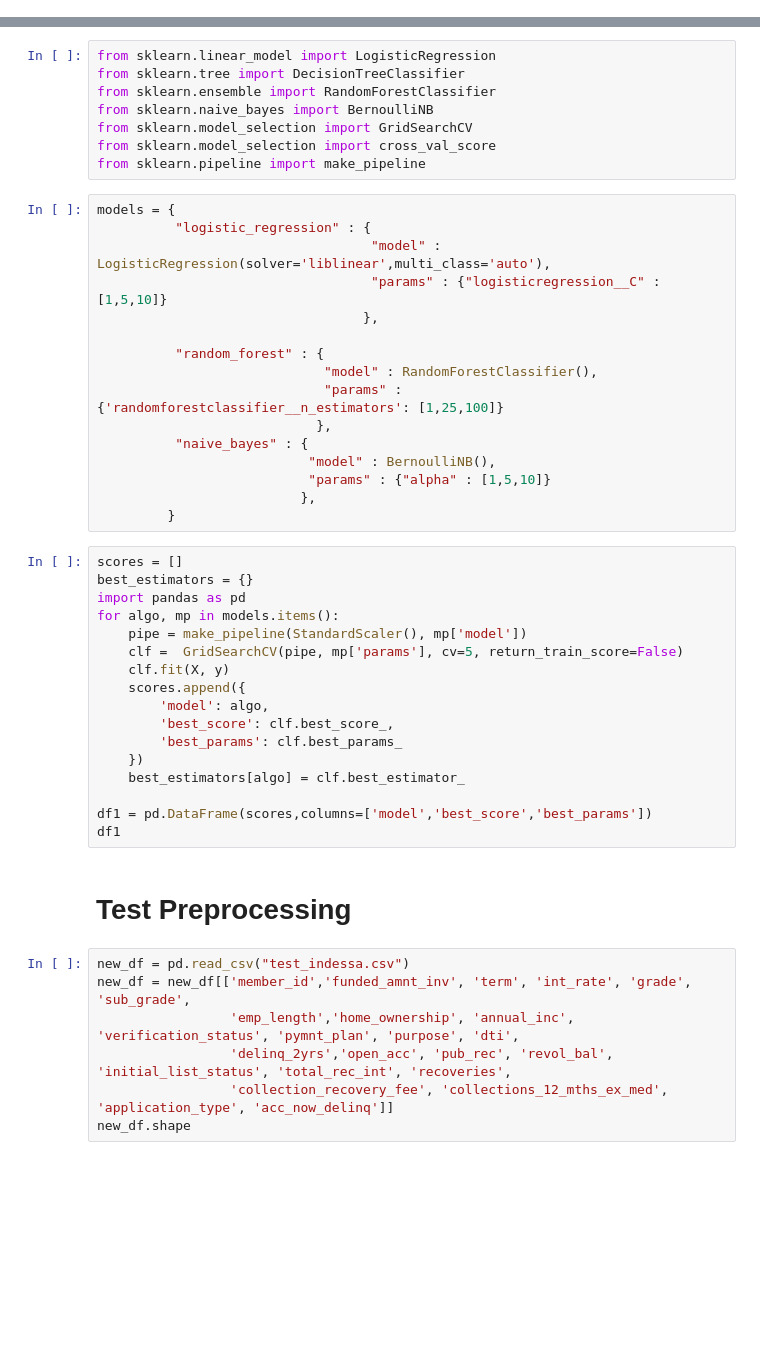
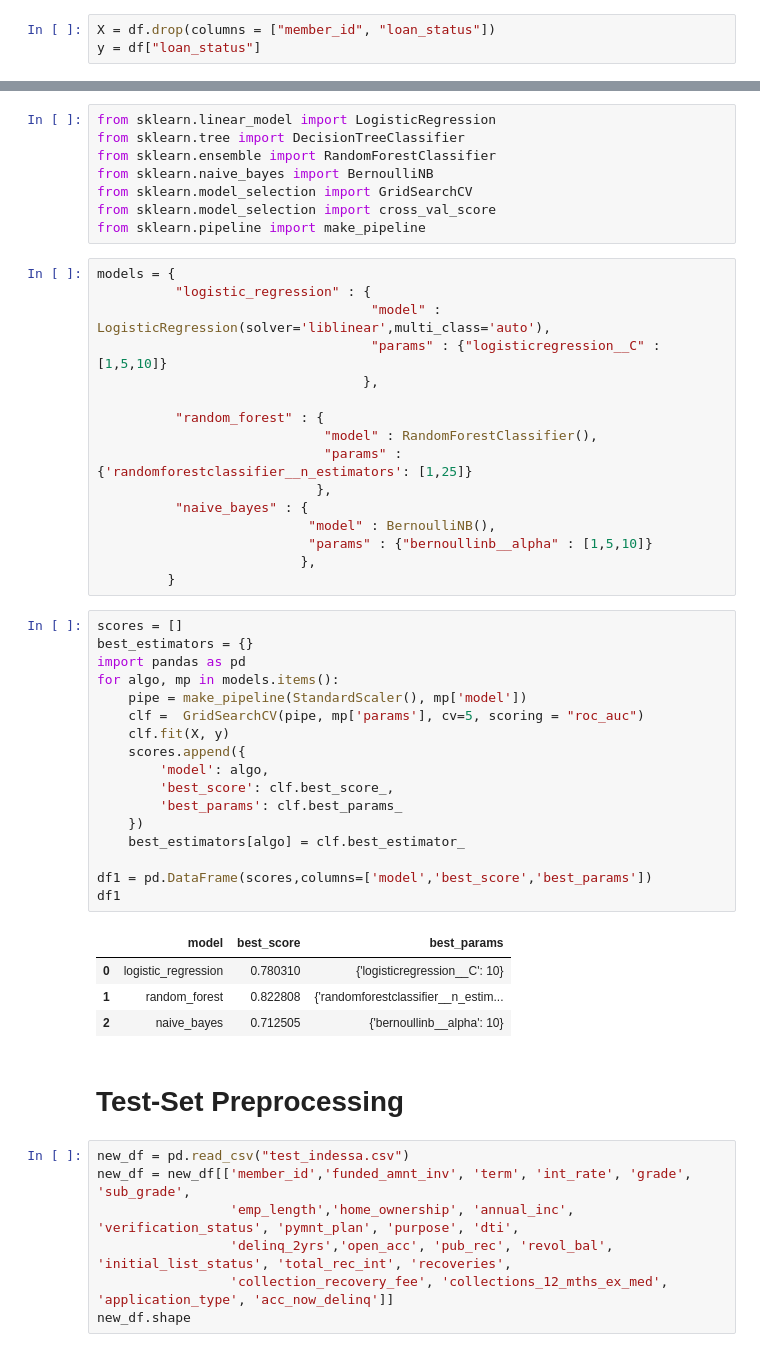
Before and after one commit to kalpak181/Probability-of-default, a Jupyter notebook: probability_of_default.ipynb, the cells around one changed output, grey strips where cells are left out. Saved outputs shown, nothing was run; the diff lists cells and outputs as text; blank space fills up the shorter version.

```diff
--- a/probability_of_default.ipynb
+++ b/probability_of_default.ipynb
@@ -267,6 +267,9 @@ print(df.shape)
 df.dtypes.unique()
 # %% [output]
 array([dtype('int64'), dtype('float64'), dtype('uint8')], dtype=object)
+# %%
+X = df.drop(columns = ["member_id", "loan_status"])
+y = df["loan_status"]
 # %% [markdown]
 # Model Selection
 # %%
@@ -286,32 +289,37 @@ models = {
 
           "random_forest" : {
                              "model" : RandomForestClassifier(),
-                             "params" :  {'randomforestclassifier__n_estimators': [1,25,100]}
+                             "params" :  {'randomforestclassifier__n_estimators': [1,25]}
                             },
           "naive_bayes" : {
                            "model" : BernoulliNB(),
-                           "params" : {"alpha" : [1,5,10]}
+                           "params" : {"bernoullinb__alpha" : [1,5,10]}
                           },
          }
 # %%
 scores = []
 best_estimators = {}
 import pandas as pd
 for algo, mp in models.items():
     pipe = make_pipeline(StandardScaler(), mp['model'])
-    clf =  GridSearchCV(pipe, mp['params'], cv=5, return_train_score=False)
+    clf =  GridSearchCV(pipe, mp['params'], cv=5, scoring = "roc_auc")
     clf.fit(X, y)
     scores.append({
         'model': algo,
         'best_score': clf.best_score_,
         'best_params': clf.best_params_
     })
     best_estimators[algo] = clf.best_estimator_
 
 df1 = pd.DataFrame(scores,columns=['model','best_score','best_params'])
 df1
+# %% [output]
+|  | model | best_score | best_params |
+| 0 | logistic_regression | 0.780310 | {'logisticregression__C': 10} |
+| 1 | random_forest | 0.822808 | {'randomforestclassifier__n_estim... |
+| 2 | naive_bayes | 0.712505 | {'bernoullinb__alpha': 10} |
 # %% [markdown]
-# Test Preprocessing
+# Test-Set Preprocessing
 # %%
 new_df = pd.read_csv("test_indessa.csv")
 new_df = new_df[['member_id','funded_amnt_inv', 'term', 'int_rate', 'grade', 'sub_grade',
```
Also changed, not shown: parts of 56 cells of this notebook.
